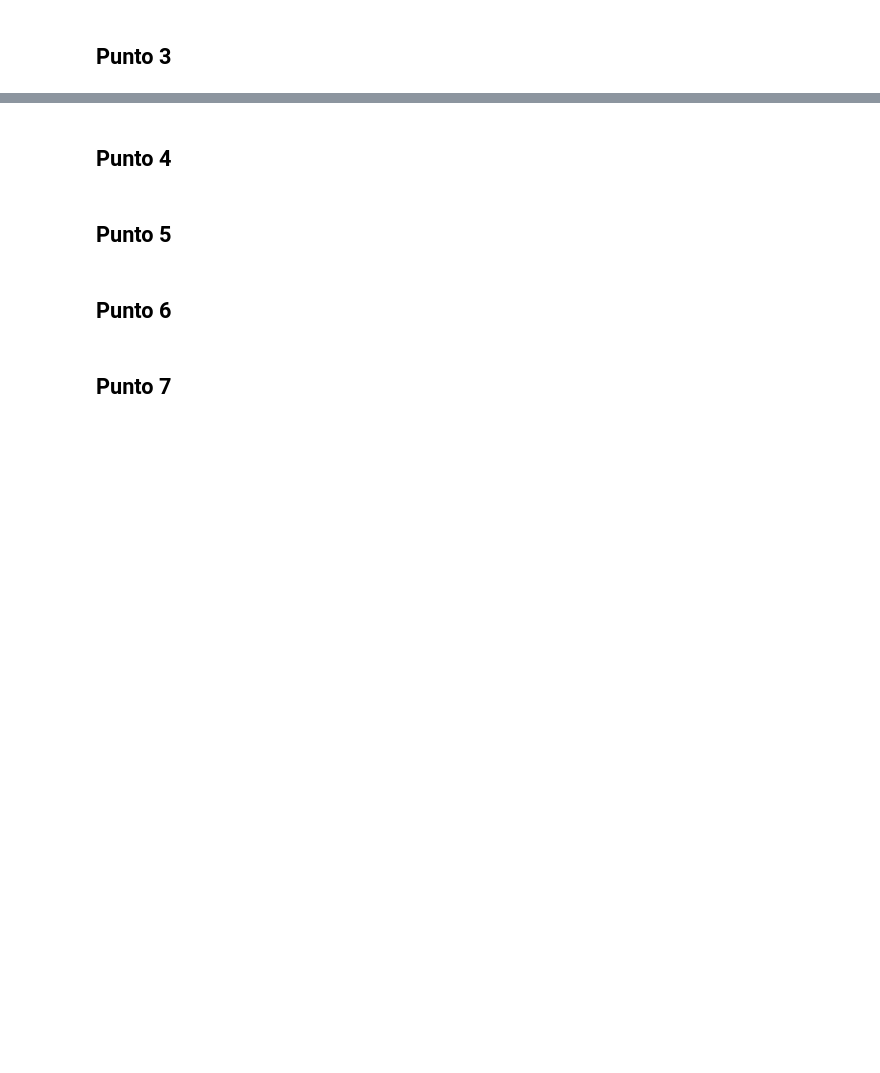
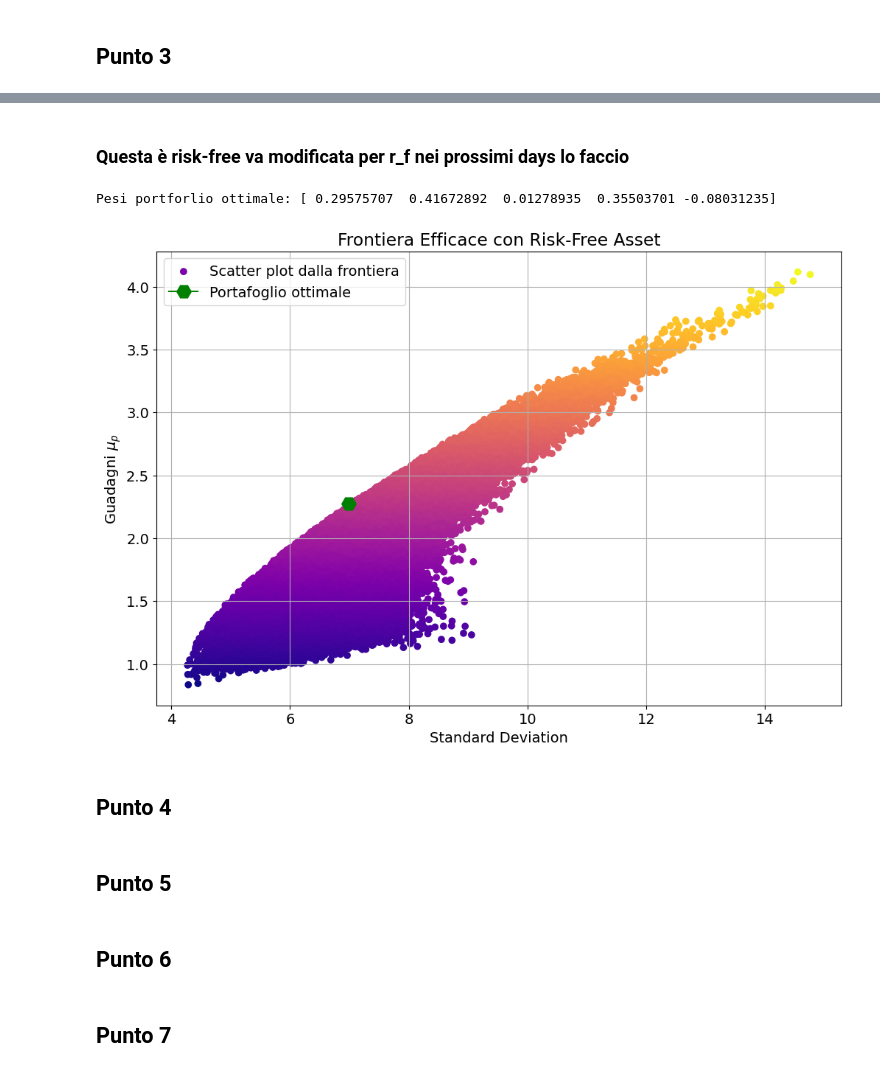
Before and after one commit to Riccardo-Martelli/Project_Work_Asset_Management, a Jupyter notebook: Final_Project.ipynb, the cells around one changed output, grey strips where cells are left out. Saved outputs shown, nothing was run; the diff lists cells and outputs as text; code cells hidden in the pictures; blank space fills up the shorter version.

```diff
--- a/Final_Project.ipynb
+++ b/Final_Project.ipynb
@@ -176,3 +229,7 @@ Tutto molto bello, ma il $\mu$ dove minchia lo trovo
+# %%
+cov_mon = df_return_month.cov(numeric_only=True).values
+inv_corr_mon = np.linalg.inv(df_return_month.corr(numeric_only=True).values)
+inv_cov_mon = np.linalg.inv(cov_mon)
 # %% [markdown]
 ## Punto 2
 # %%
@@ -202,3 +275,56 @@ plt.legend()
+# %% [markdown]
+### Questa è risk-free va modificata per r_f nei prossimi days lo faccio
+# %%
+Rf = 0.03/12 #0.03 == annual return, ma noi vogliamo la monthly quindi divido per 12
+
+mu = df_return_month.mean()
+
+excess_returns = mu - Rf
+
+numeratore = np.dot(inv_cov_mon, excess_returns)
+denominatore = np.sum(numeratore)
+weights = numerator/denominatore
+
+print("Pesi portforlio ottimale:", weights)
+# %% [output]
+Pesi portforlio ottimale: [ 0.29575707  0.41672892  0.01278935  0.35503701 -0.08031235]
+# %%
+sigma_p = np.linspace(0,10,100)
+
+"""e = np.ones(len(weights))
+A = inv_cov @ mu @ mu
+B = inv_cov @ mu @ e
+D = inv_cov @ e @ e
+det = A*D - B*B
+lam = 1
+gamma = 1"""
+
+mu_opt = mu@weights
+sigma_opt = np.sqrt(cov_mon @ weights @ weights)
+
+mu_bullet = []
+sigma_bullet = []
+
+for i in range(100000):
+    random_weight = np.random.uniform(0, 0.5, 5)
+    random_weight /= np.sum(random_weight)
+    mu_bullet.append(random_weight@mu)
+    sigma_bullet.append(np.sqrt(cov_mon@random_weight@random_weight))
+
+plt.figure(figsize=(12,8))
+plt.title("Frontiera Efficace con Risk-Free Asset")
+
+plt.scatter(sigma_bullet,mu_bullet,cmap='plasma',c=mu_bullet,marker='o', label = "Scatter plot dalla frontiera")
+plt.plot(sigma_opt,mu_opt,color="g",marker="H",markersize=14,label = "Portafoglio ottimale")
+plt.xlabel("Standard Deviation")
+plt.ylabel(r"Guadagni $\mu_p $")
+"""plt.xlim(3,10)
+plt.ylim(0,4)"""
+plt.legend()
+plt.grid(True)
+plt.show()
+# %% [output]
+[figure, added]
 # %% [markdown]
 ## Punto 4
 # %% [markdown]
```
Also changed, not shown: parts of 12 cells of this notebook.
